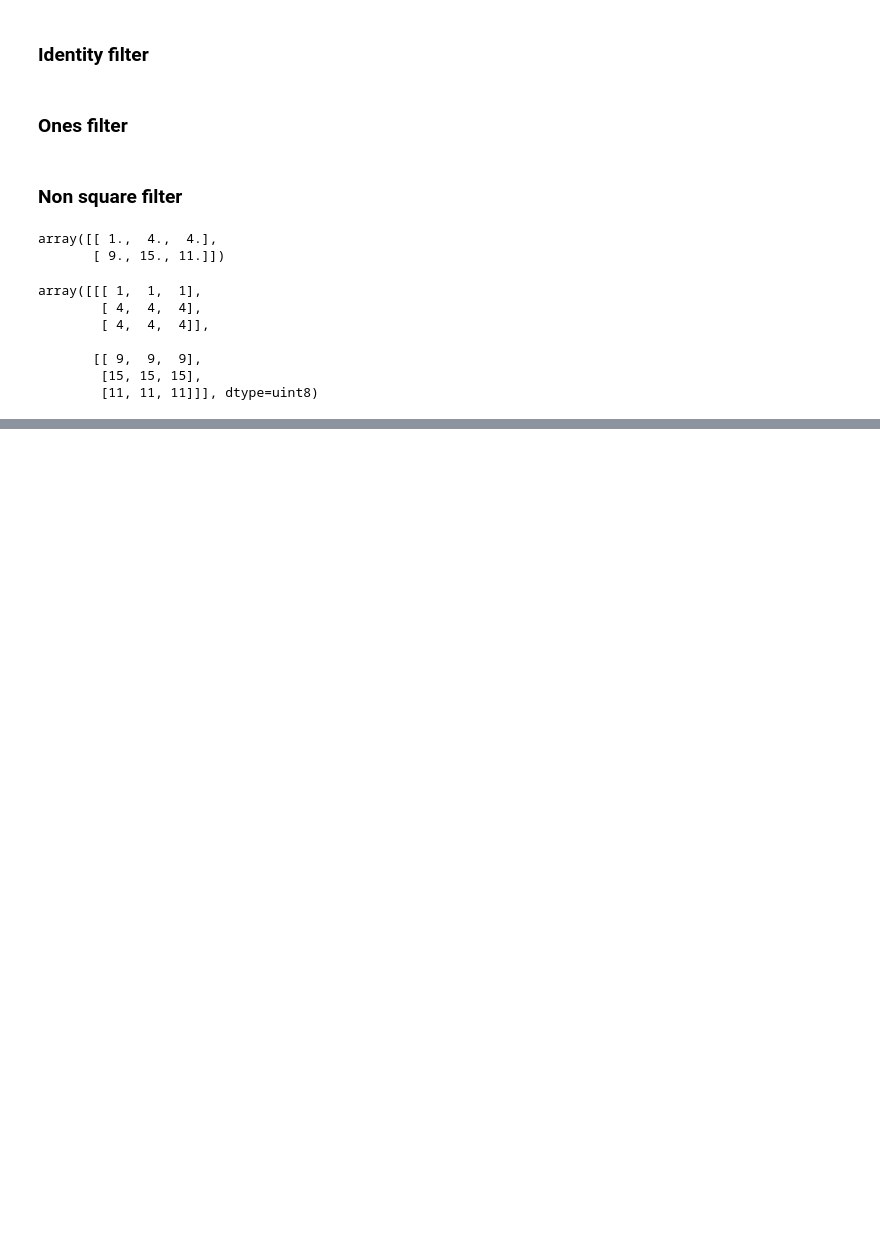
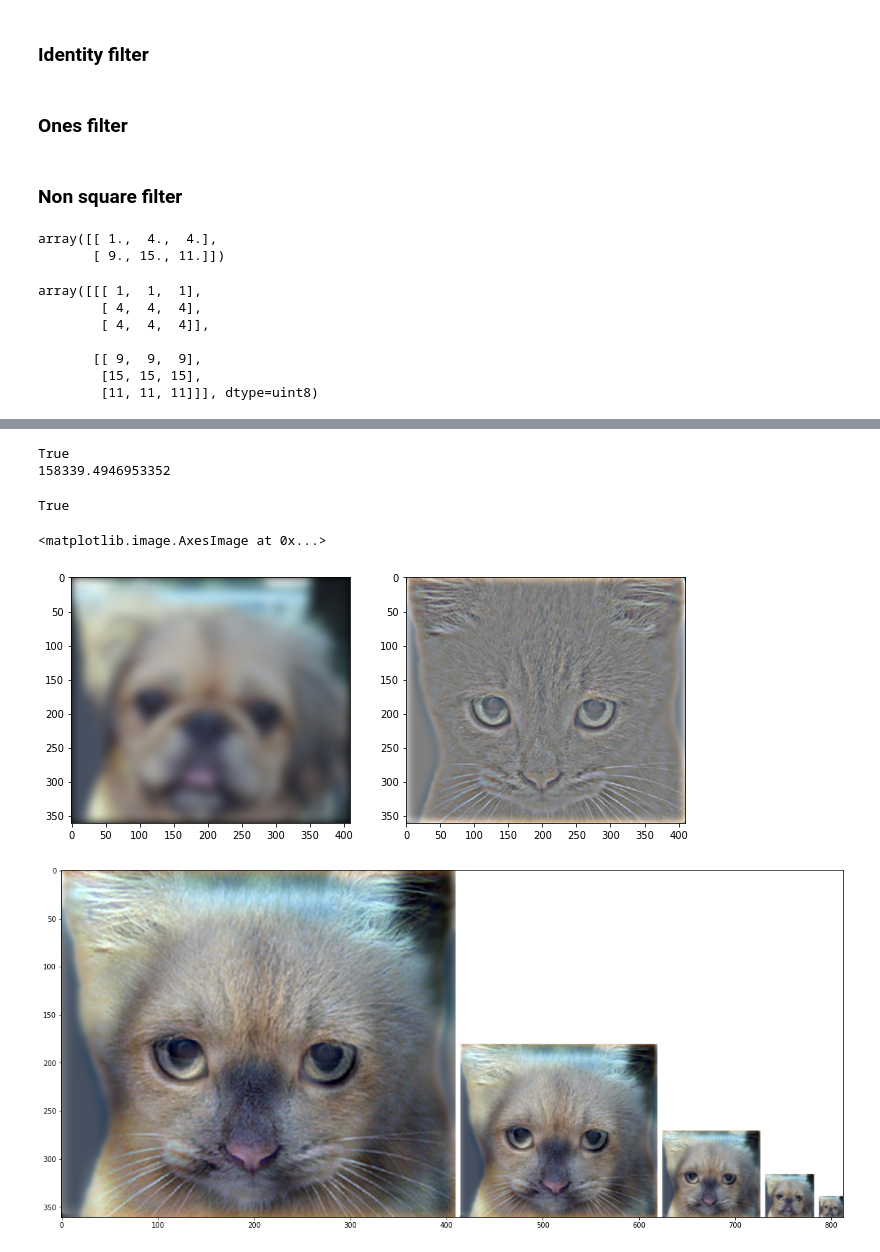
Before and after one commit to danielvelazquezl/convolution_n_hybrid_images, a Jupyter notebook: test.ipynb, the cells around one changed output, grey strips where cells are left out. Cells and saved outputs as stored; diff of their text form; code cells hidden in the pictures; blank space fills up the shorter version.

Commit message:
hybrid image (bug notebooks)

```diff
--- a/test.ipynb
+++ b/test.ipynb
@@ -145,0 +131,10 @@ array([[[ 1,  1,  1],
+# %%
+kernel = create_Gaussian_kernel_2D(7)
+image1 = load_image('data/1a_dog.bmp')
+image2 = load_image('data/1b_cat.bmp')
+low, high, hybrid_image = create_hybrid_image(image1, image2, kernel)
+
+img_h, img_w, _ = image2.shape
+k_h, k_w = kernel.shape
+# Exclude the border pixels.
+hybrid_interior = hybrid_image[k_h:img_h-k_h, k_w:img_w-k_w]
@@ -145,0 +145,30 @@ array([[[ 1,  1,  1],
+# %%
+print(np.allclose(158339.52, hybrid_interior.sum()))
+print(hybrid_interior.sum())
+# %% [output]
+True
+158339.4946953352
+# %%
+gt_hybrid_crop = np.array(
+    [
+        [[0.5429589 , 0.55373234, 0.5452099 ],
+        [0.5290553 , 0.5485607 , 0.545738  ]],
+
+        [[0.55020595, 0.55713284, 0.5457024 ],
+        [0.5368045 , 0.5603536 , 0.5505791 ]]
+    ], dtype=np.float32
+)
+np.allclose(hybrid_image[100:102,100:102,:], gt_hybrid_crop, atol=1e-3)
+# %% [output]
+True
+# %%
+vis = vis_image_scales_numpy(hybrid_image)
+# %%
+plt.figure(figsize=(11,6));
+plt.subplot(1,2,1); plt.imshow((low*255).astype(np.uint8));
+plt.subplot(1,2,2); plt.imshow(((high+0.5)*255).astype(np.uint8));
+plt.figure(figsize=(20,20)); plt.imshow(vis)
+# %% [output]
+<matplotlib.image.AxesImage at 0x...>
+[figure, added]
+[figure, added]
```
Also changed, not shown: parts of 5 cells of this notebook, 6 other files.
